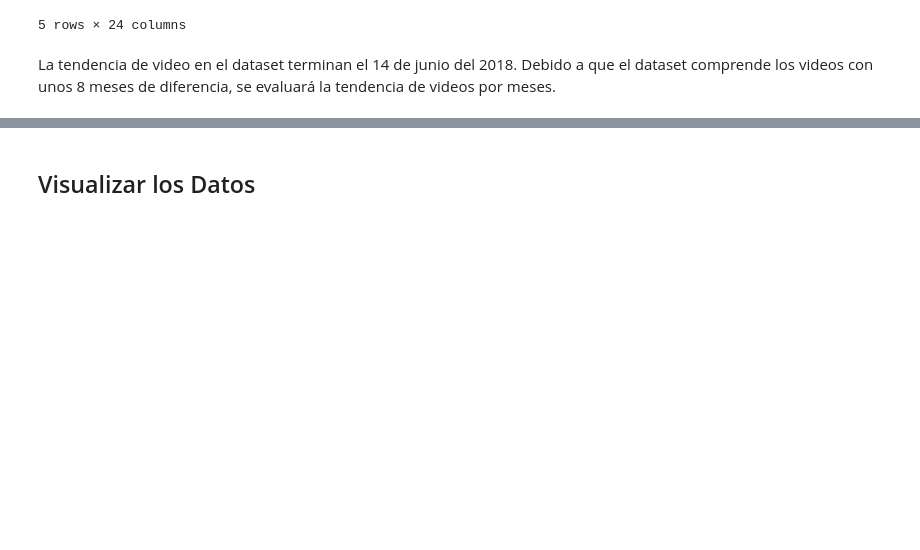
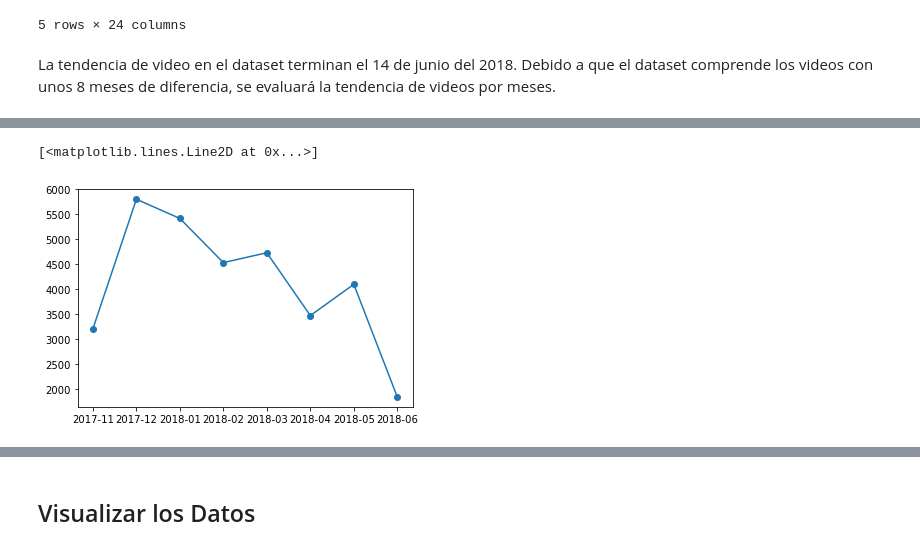
Before and after one commit to Adm-Info/EB-2022-1-CC50, a Jupyter notebook: code/EB-2022-1-CC50.ipynb, the cells around one changed output, grey strips where cells are left out. Saved outputs shown, nothing was run; the diff lists cells and outputs as text; code cells hidden in the pictures; blank space fills up the shorter version.

```diff
--- a/code/EB-2022-1-CC50.ipynb
+++ b/code/EB-2022-1-CC50.ipynb
@@ -383,7 +387,7 @@ data_cat.sort_values(by="trending_date", ascending=False).head()
 # %% [markdown]
 La tendencia de video en el dataset terminan el 14 de junio del 2018. Debido a que el dataset comprende los videos con unos 8 meses de diferencia, se evaluará la tendencia de videos por meses.
 # %%
-tendencia = data_cat["trending_date"]
+tendencia = data_cat[["trending_date"]]
 # %%
 tendencia
 # %% [output]
@@ -402,3 +407,3 @@ Name: trending_date, Length: 33106, dtype: datetime64[ns]
 # %%
-tendencia["year"] = tendencia["trending_date"].dt.year
+tendencia['year-month'] = pd.to_datetime(tendencia['trending_date']).dt.strftime('%Y-%m')
 # %% [output]
@@ -405,0 +430,2 @@ KeyError: 'trending_date'
+# %%
+tendencia = tendencia.groupby(["year-month"]).size().reset_index(name="videos")
@@ -405,0 +444,5 @@ KeyError: 'trending_date'
+# %%
+plt.plot_date(tendencia["year-month"], tendencia["videos"], linestyle='solid')
+# %% [output]
+[<matplotlib.lines.Line2D at 0x...>]
+[figure, added]
```
Also changed, not shown: parts of 32 cells of this notebook.
